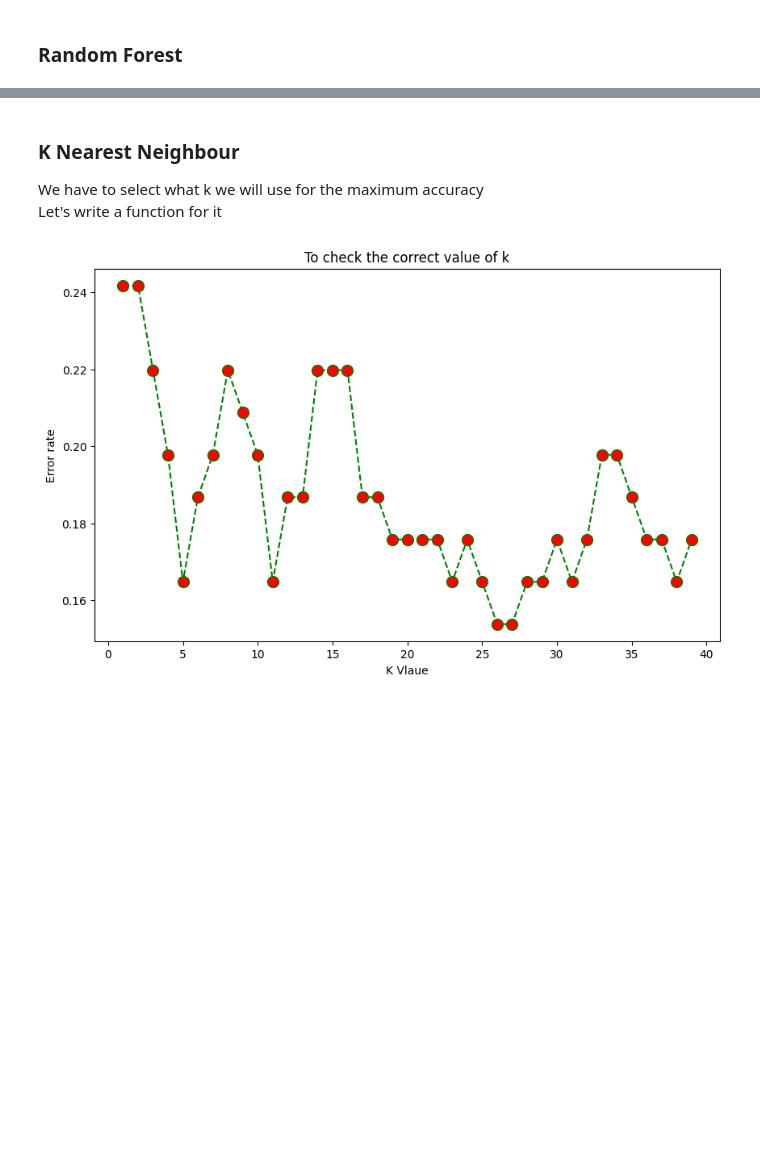
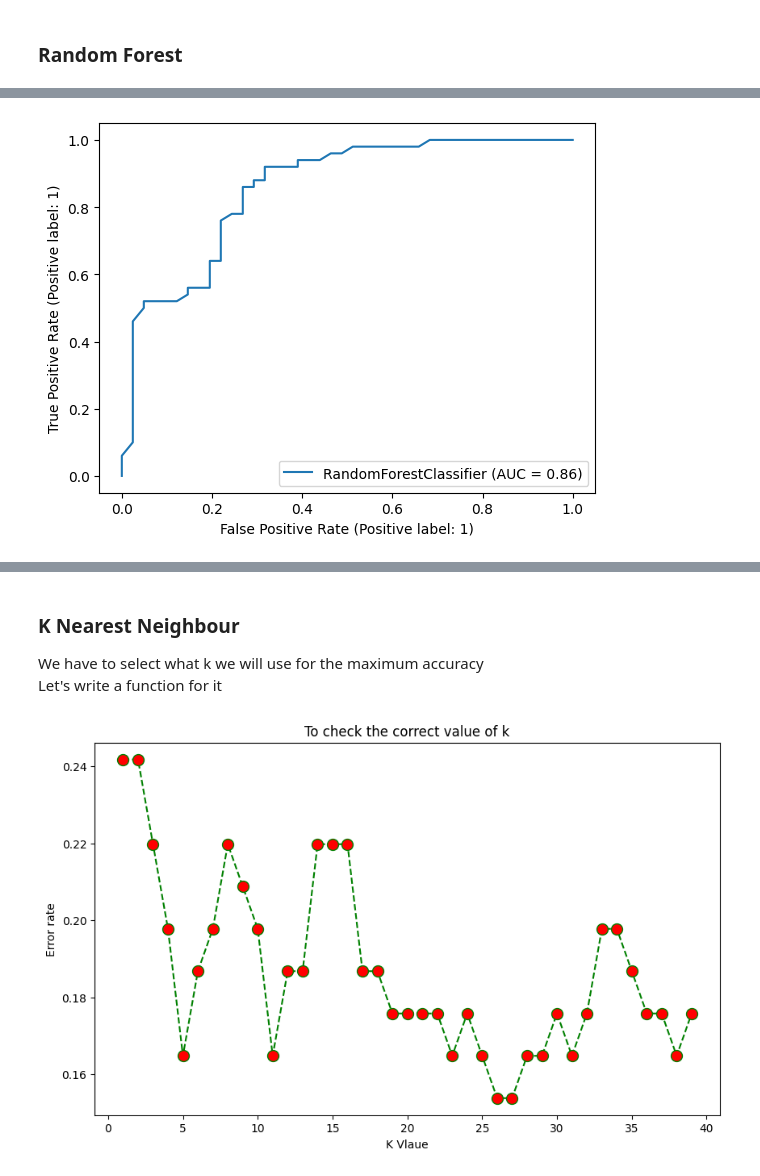
Before and after one commit to boramorka/Heart-Attack-Risk-Prediction-Research-AutoML, a Jupyter notebook: Heart_attack_research.ipynb, the cells around one changed output, grey strips where cells are left out. Saved outputs shown, nothing was run; the diff lists cells and outputs as text; code cells hidden in the pictures; blank space fills up the shorter version.

```diff
--- a/Heart_attack_research.ipynb
+++ b/Heart_attack_research.ipynb
@@ -304,3 +311,7 @@ Accuracy 77%
+# %%
+plot_roc_curve(rf, x_test, encoded_ytest);
+# %% [output]
+[figure, added]
 # %%
 print(classification_report(encoded_ytest, ypred3))
 # %% [output]
```
Also changed, not shown: parts of 18 cells of this notebook, 1 other file.
